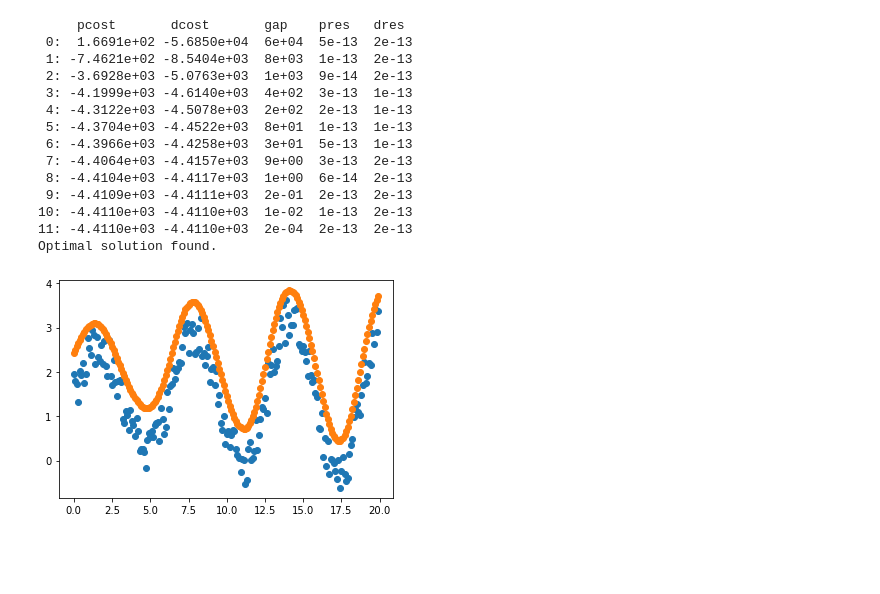
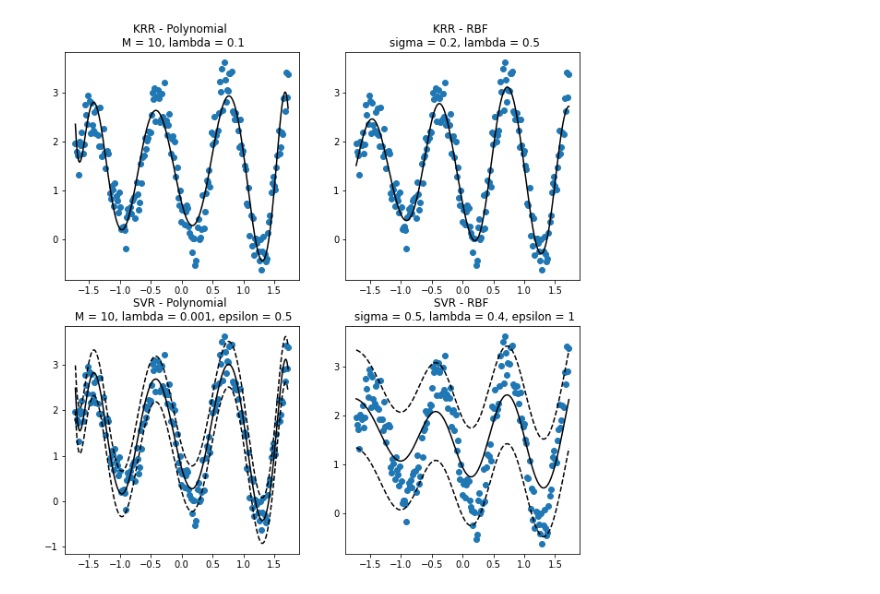
Before and after one commit to KalcMatej99/ML-homeworks, a Jupyter notebook: HW4/sine.ipynb, the cells around one changed output. Cells and saved outputs as stored; diff of their text form; code cells hidden in the pictures; blank space fills up the shorter version.

```diff
--- a/HW4/sine.ipynb
+++ b/HW4/sine.ipynb
@@ -41,23 +8,47 @@ ValueError: Rank(A) < p or Rank([P; A; G]) < n
-# %%
-plt.scatter(X, y)
-krr_p = SVR(kernel=RBF(sigma = 2), lambda_=0.01, epsilon=0.01)
-krr_p.fit(X, np.transpose(y)[0])
-y_kkr = krr_p.predict(X)
-plt.scatter(X, y_kkr)
-plt.show()
-# %% [output]
-     pcost       dcost       gap    pres   dres
- 0:  1.6691e+02 -5.6850e+04  6e+04  5e-13  2e-13
- 1: -7.4621e+02 -8.5404e+03  8e+03  1e-13  2e-13
- 2: -3.6928e+03 -5.0763e+03  1e+03  9e-14  2e-13
- 3: -4.1999e+03 -4.6140e+03  4e+02  3e-13  1e-13
- 4: -4.3122e+03 -4.5078e+03  2e+02  2e-13  1e-13
- 5: -4.3704e+03 -4.4522e+03  8e+01  1e-13  1e-13
- 6: -4.3966e+03 -4.4258e+03  3e+01  5e-13  1e-13
- 7: -4.4064e+03 -4.4157e+03  9e+00  3e-13  2e-13
- 8: -4.4104e+03 -4.4117e+03  1e+00  6e-14  2e-13
- 9: -4.4109e+03 -4.4111e+03  2e-01  2e-13  2e-13
-10: -4.4110e+03 -4.4110e+03  1e-02  1e-13  2e-13
-11: -4.4110e+03 -4.4110e+03  2e-04  2e-13  2e-13
-Optimal solution found.
-[figure, removed]
+# %%
+df = pd.read_csv("sine.csv")
+
+X = df[["x"]].values
+scaler = StandardScaler()
+X = scaler.fit_transform(X)
+y = np.transpose(df[["y"]].values)[0]
+
+X_pred = np.transpose([np.linspace(np.min(X), np.max(X), 1000)])
+
+figure, axis = plt.subplots(2, 2, figsize=(10,10))
+
+axis[0,0].scatter(X, y, label="Original")
+krr_p = KernelizedRidgeRegression(kernel=Polynomial(M = 10), lambda_=0.1)
+krr_p.fit(X, y)
+y_kkr = krr_p.predict(X_pred)
+axis[0,0].plot(X_pred, y_kkr, "black", label="KRR - Polynomial")
+axis[0,0].set_title("KRR - Polynomial \n M = 10, lambda = 0.1")
+
+
+axis[0,1].scatter(X, y, label="Original")
+krr_p = KernelizedRidgeRegression(kernel=RBF(sigma = 0.2), lambda_=0.5)
+krr_p.fit(X, y)
+y_kkr = krr_p.predict(X_pred)
+axis[0,1].plot(X_pred, y_kkr, "black", label = "KRR - RBF")
+axis[0,1].set_title("KRR - RBF \n sigma = 0.2, lambda = 0.5")
+
+axis[1,0].scatter(X, y, label="Original")
+krr_p = SVR(kernel=Polynomial(M = 10), lambda_=0.001, epsilon=0.5)
+krr_p.fit(X, y)
+y_kkr = krr_p.predict(X_pred)
+axis[1,0].plot(X_pred, y_kkr, "black", label = "SVR - Polynomial")
+axis[1,0].plot(X_pred, y_kkr + 0.5, "k--")
+axis[1,0].plot(X_pred, y_kkr - 0.5, "k--")
+axis[1,0].set_title("SVR - Polynomial \n M = 10, lambda = 0.001, epsilon = 0.5")
+
+axis[1,1].scatter(X, y, label="Original")
+krr_p = SVR(kernel=RBF(sigma = 0.5), lambda_=0.4, epsilon=1)
+krr_p.fit(X, y)
+y_kkr = krr_p.predict(X_pred)
+axis[1,1].plot(X_pred, y_kkr, "black", label = "SVR - RBF")
+axis[1,1].plot(X_pred, y_kkr + 1, "k--")
+axis[1,1].plot(X_pred, y_kkr - 1, "k--")
+axis[1,1].set_title("SVR - RBF \n sigma = 0.5, lambda = 0.4, epsilon = 1")
+plt.show()
+# %% [output]
+[figure, added]
```
Also changed, not shown: parts of 5 cells of this notebook, 7 other files.
